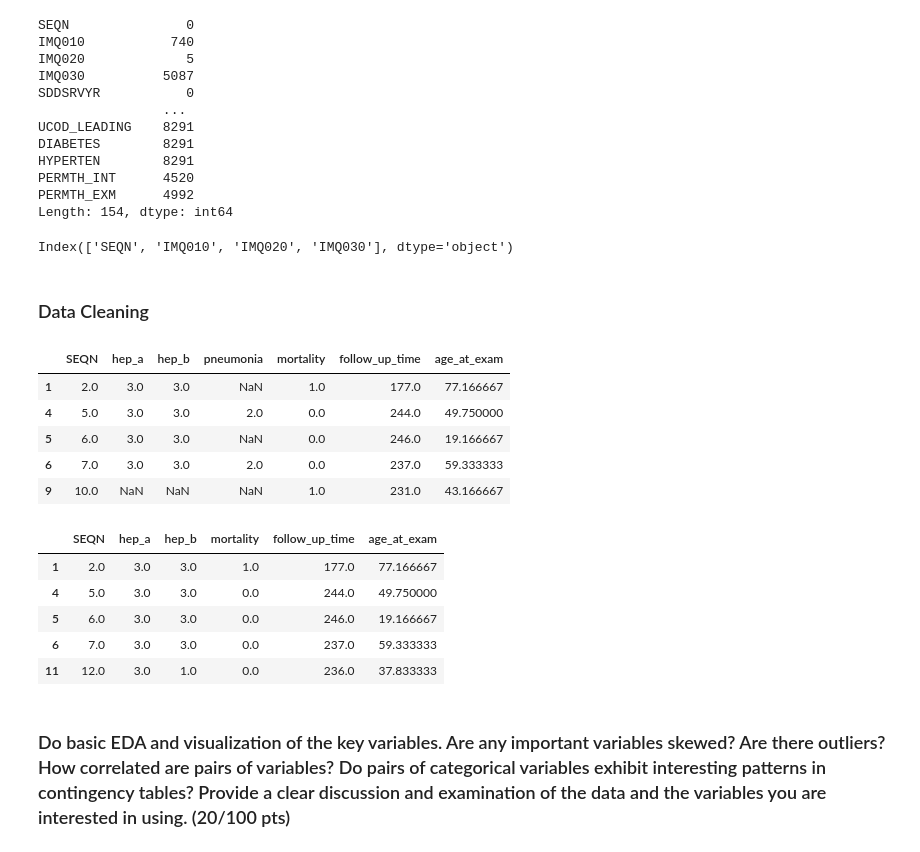
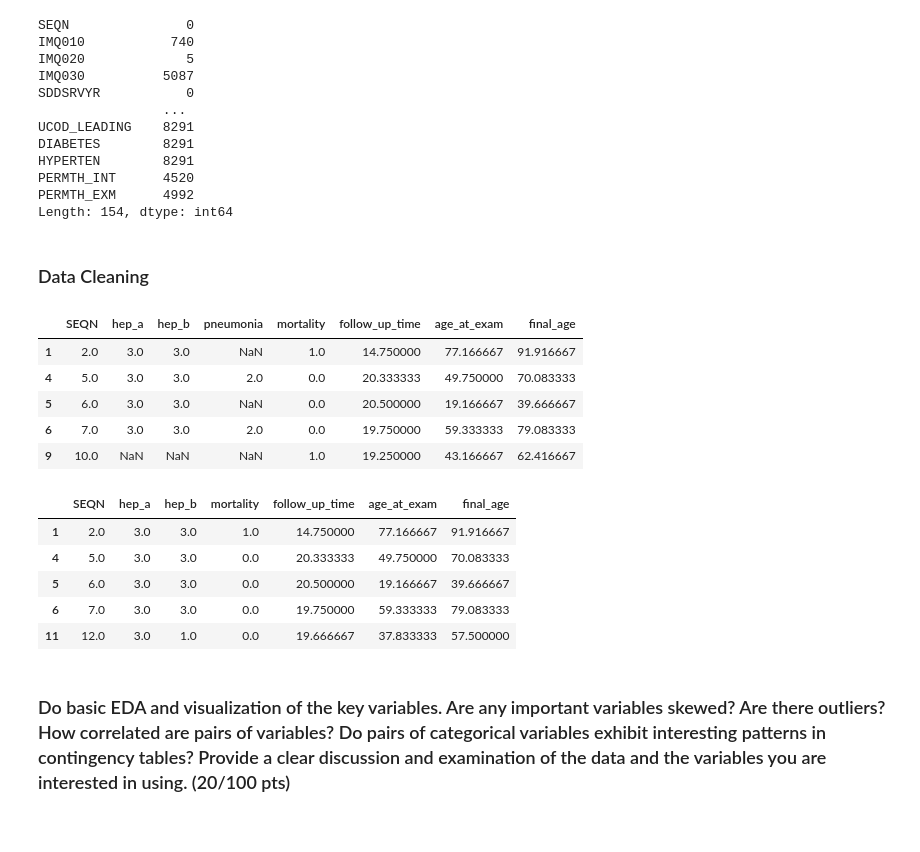
Before and after one commit to swt2vv/ds3021-project1, a Jupyter notebook: project_1_bsds.ipynb, the cells around one changed output. Drawn from its saved outputs; the diff is of its cells as text; code cells hidden in the pictures.

```diff
--- a/project_1_bsds.ipynb
+++ b/project_1_bsds.ipynb
@@ -95,49 +95,52 @@ HYPERTEN        8291
 PERMTH_INT      4520
 PERMTH_EXM      4992
 Length: 154, dtype: int64
-# %%
-imq.columns
-# %% [output]
-Index(['SEQN', 'IMQ010', 'IMQ020', 'IMQ030'], dtype='object')
 # %% [markdown]
 ### Data Cleaning
 # %%
-# filter dataframe down to only the relevant columns, those being the ones in the WHQ and those relating to mortality
+# filter dataframe down to only the relevant columns, those being the ones in the IMQ and those relating to mortality
 imq_mort = df2[['SEQN', 'IMQ010', 'IMQ020', 'IMQ030',
        'ELIGSTAT', 'MORTSTAT', 'PERMTH_INT', 'RIDAGEEX']]
 
 # ELIGSTAT of 1 means the participant was eligible for mortality data
 # since that's what we want to observe, we should drop all rows where the person was ineligible
 imq_mort = imq_mort[imq_mort['ELIGSTAT']==1]
 imq_mort = imq_mort.drop(columns=['ELIGSTAT'])
 
 # rename columns for clarity
 imq_mort = imq_mort.rename(columns={"MORTSTAT": "mortality", "PERMTH_INT": "follow_up_time", "RIDAGEEX": "age_at_exam", "IMQ010": "hep_a", "IMQ020": "hep_b", "IMQ030": "pneumonia"})
 
-# replace 7 and 9 with nan values
+# replace 7 and 9 (refused/don't know responses) with nan values
 imq_mort[['hep_a','hep_b','pneumonia']] = imq_mort[['hep_a','hep_b','pneumonia']].replace([7, 9], [np.nan, np.nan])
 
 # convert age values to years
 imq_mort['age_at_exam'] = imq_mort['age_at_exam'] / 12
 
+# convert follow up times to years
+imq_mort['follow_up_time'] = imq_mort['follow_up_time'] / 12
+
+# use age values and follow up times to compute current age / age at death
+imq_mort['final_age'] = imq_mort['age_at_exam'] + imq_mort['follow_up_time']
+
 imq_mort.head()
 # %% [output]
-|  | SEQN | hep_a | hep_b | pneumonia | mortality | follow_up_time | age_at_exam |
-| 1 | 2.0 | 3.0 | 3.0 | NaN | 1.0 | 177.0 | 77.166667 |
-| 4 | 5.0 | 3.0 | 3.0 | 2.0 | 0.0 | 244.0 | 49.750000 |
-| 5 | 6.0 | 3.0 | 3.0 | NaN | 0.0 | 246.0 | 19.166667 |
-| 6 | 7.0 | 3.0 | 3.0 | 2.0 | 0.0 | 237.0 | 59.333333 |
-| 9 | 10.0 | NaN | NaN | NaN | 1.0 | 231.0 | 43.166667 |
+|  | SEQN | hep_a | hep_b | pneumonia | mortality | follow_up_time | age_at_exam | final_age |
+| 1 | 2.0 | 3.0 | 3.0 | NaN | 1.0 | 14.750000 | 77.166667 | 91.916667 |
+| 4 | 5.0 | 3.0 | 3.0 | 2.0 | 0.0 | 20.333333 | 49.750000 | 70.083333 |
+| 5 | 6.0 | 3.0 | 3.0 | NaN | 0.0 | 20.500000 | 19.166667 | 39.666667 |
+| 6 | 7.0 | 3.0 | 3.0 | 2.0 | 0.0 | 19.750000 | 59.333333 | 79.083333 |
+| 9 | 10.0 | NaN | NaN | NaN | 1.0 | 19.250000 | 43.166667 | 62.416667 |
 # %%
+# we drop the pneumonia column because there were significantly more missing values, and then we drop all np.nan from there
 imq_mort_np = imq_mort.drop(columns=['pneumonia'])
 imq_mort_np = imq_mort_np.dropna()
 imq_mort_np.head()
 # %% [output]
-|  | SEQN | hep_a | hep_b | mortality | follow_up_time | age_at_exam |
-| 1 | 2.0 | 3.0 | 3.0 | 1.0 | 177.0 | 77.166667 |
-| 4 | 5.0 | 3.0 | 3.0 | 0.0 | 244.0 | 49.750000 |
-| 5 | 6.0 | 3.0 | 3.0 | 0.0 | 246.0 | 19.166667 |
-| 6 | 7.0 | 3.0 | 3.0 | 0.0 | 237.0 | 59.333333 |
-| 11 | 12.0 | 3.0 | 1.0 | 0.0 | 236.0 | 37.833333 |
+|  | SEQN | hep_a | hep_b | mortality | follow_up_time | age_at_exam | final_age |
+| 1 | 2.0 | 3.0 | 3.0 | 1.0 | 14.750000 | 77.166667 | 91.916667 |
+| 4 | 5.0 | 3.0 | 3.0 | 0.0 | 20.333333 | 49.750000 | 70.083333 |
+| 5 | 6.0 | 3.0 | 3.0 | 0.0 | 20.500000 | 19.166667 | 39.666667 |
+| 6 | 7.0 | 3.0 | 3.0 | 0.0 | 19.750000 | 59.333333 | 79.083333 |
+| 11 | 12.0 | 3.0 | 1.0 | 0.0 | 19.666667 | 37.833333 | 57.500000 |
 # %% [markdown]
 ### Do basic EDA and visualization of the key variables. Are any important variables skewed? Are there outliers? How correlated are pairs of variables? Do pairs of categorical variables exhibit interesting patterns in contingency tables? Provide a clear discussion and examination of the data and the variables you are interested in using. (20/100 pts)
```
Also changed, not shown: parts of 9 cells of this notebook.
